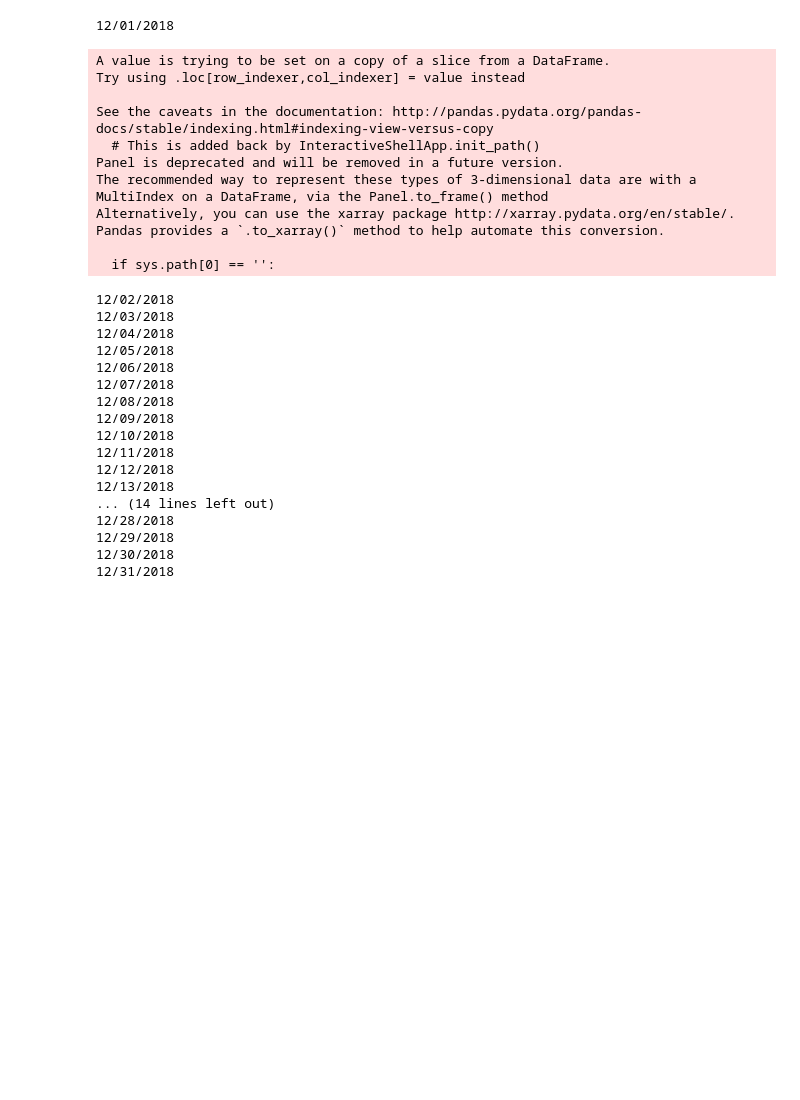
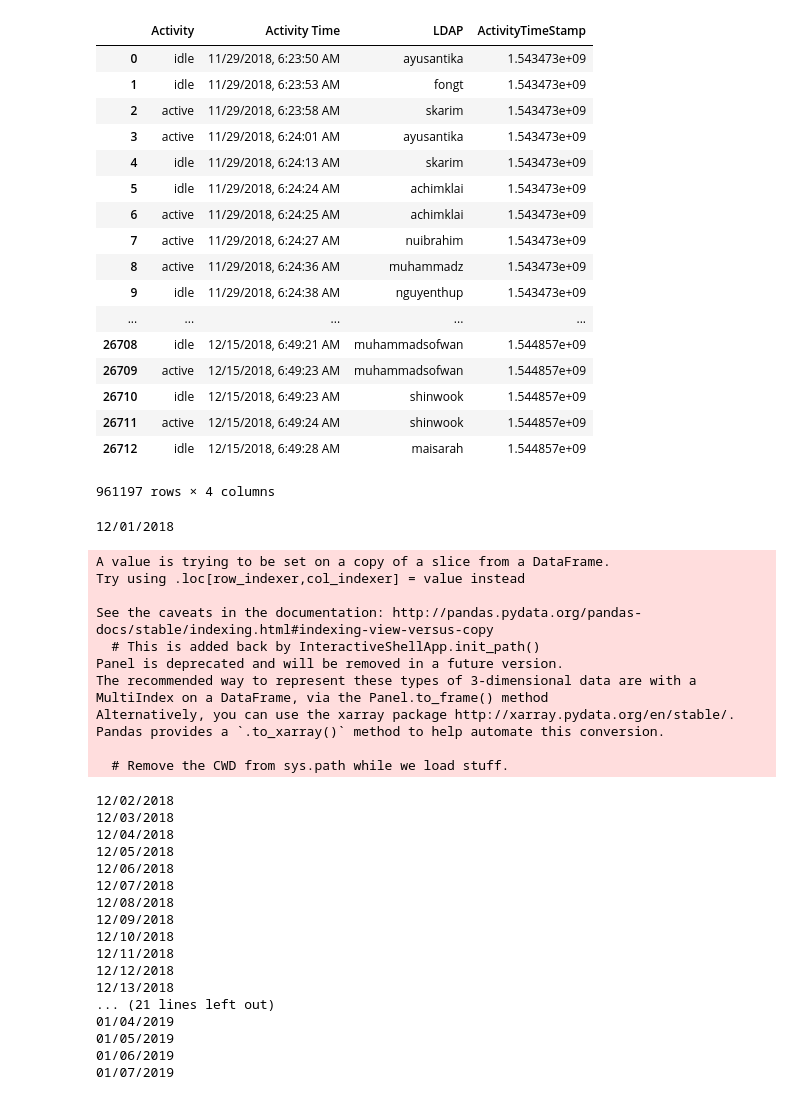
Before and after one commit to alokranjan04/FileSaver.js, a Jupyter notebook: testingWithSheets.ipynb, the cells around one changed output. Drawn from its saved outputs; the diff is of its cells as text; code cells hidden in the pictures; blank space fills up the shorter version.

```diff
--- a/testingWithSheets.ipynb
+++ b/testingWithSheets.ipynb
@@ -33,3 +33,32 @@ from google.colab import auth
 auth.authenticate_user()
 from oauth2client.client import GoogleCredentials
 gc = gspread.authorize(GoogleCredentials.get_application_default())
+# %%
+def convertDateFormat(dateValue) :
+  if(('AM' in repr(dateValue)) | ('PM' in repr(dateValue)) ):
+    if (',' not in repr(dateValue)):
+      dateForamt = time.mktime(datetime.datetime.strptime(dateValue, "%Y/%m/%d %H:%M:%S %p").timetuple())
+    else:
+      try:
+        dateForamt = time.mktime(datetime.datetime.strptime(dateValue, "%m/%d/%Y, %I:%M:%S %p").timetuple())
+      except:
+        dateForamt = time.mktime(datetime.datetime.strptime(dateValue,"%H:%M:%S, %m/%d/%Y %p").timetuple())
+  else:
+    if (',' not in repr(dateValue)):
+      dateForamt = time.mktime(datetime.datetime.strptime(dateValue, "%Y/%m/%d %H:%M:%S").timetuple())
+    else:
+      try:
+        dateForamt = time.mktime(datetime.datetime.strptime(dateValue, "%m/%d/%Y, %I:%M:%S").timetuple())
+      except:
+        try:
+          dateForamt = time.mktime(datetime.datetime.strptime(dateValue, "%d/%m/%Y, %I:%M:%S").timetuple())
+        except:
+          try:
+            dateForamt = time.mktime(datetime.datetime.strptime(dateValue, "%d/%m/%Y, %H:%M:%S").timetuple())
+          except:
+            try:
+              dateForamt = time.mktime(datetime.datetime.strptime(dateValue,"%I:%M:%S, %m/%d/%Y").timetuple())
+            except:
+              dateForamt = time.mktime(datetime.datetime.strptime(dateValue,"%H:%M:%S, %m/%d/%Y").timetuple())
+
+  return dateForamt
@@ -36,4 +71,5 @@ gc = gspread.authorize(GoogleCredentials.get_application_default())
 # %%
+
 sheet1 = gc.open_by_url('https://docs.google.com/spreadsheets/d/1O_RbV63LpZK7KSA6nPfisRJBGX5Rm8Cq_v3gfp3TC5o/edit#gid=0')
 sheet2 = gc.open_by_url('https://docs.google.com/spreadsheets/d/1BqMAqF5U4z5m-qRXD9BspZG5Ro_jh3x2a80KOOup_nU/edit#gid=0')
 sheet3 = gc.open_by_url('https://docs.google.com/spreadsheets/d/1dKh-1js_kMscAyUrML2TVAAZgBI4laugr-HoYr7xCBg/edit#gid=0')
@@ -66,6 +102,7 @@ df5 = data_df5[['Activity','Activity Time','LDAP']]
 df7 = data_df6[['Activity','Activity Time','LDAP']]
 df8 = data_df7[['Activity','Activity Time','LDAP']]
 df6 = df1.append(df2).append(df3).append(df4).append(df5).append(df7).append(df8)
-import time
-import datetime
-df6["ActivityTimeStamp"] =   df6["Activity Time"].apply( lambda x:    (time.mktime(datetime.datetime.strptime(x, "%Y/%m/%d %H:%M:%S").timetuple())  if ',' not in repr(x) else  (time.mktime(datetime.datetime.strptime(x, "%m/%d/%Y, %I:%M:%S %p").timetuple()) if (('AM' in repr(x)) | ('PM' in repr(x)) ) else  time.mktime(datetime.datetime.strptime(x, "%d/%m/%Y, %H:%M:%S").timetuple()))) if  isinstance(x, str) else 0)
+# %%
+import time
+import datetime
+df6["ActivityTimeStamp"] =   df6["Activity Time"].apply(lambda x: (convertDateFormat(x)) if  isinstance(x, str) else 0)
@@ -72,5 +130,25 @@ df6["ActivityTimeStamp"] =   df6["Activity Time"].apply( lambda x:    (time.mkti
 # %%
 df6 = df6.drop_duplicates()
+df6
+# %% [output]
+|  | Activity | Activity Time | LDAP | ActivityTimeStamp |
+| 0 | idle | 11/29/2018, 6:23:50 AM | ayusantika | 1.543473e+09 |
+| 1 | idle | 11/29/2018, 6:23:53 AM | fongt | 1.543473e+09 |
+| 2 | active | 11/29/2018, 6:23:58 AM | skarim | 1.543473e+09 |
+| 3 | active | 11/29/2018, 6:24:01 AM | ayusantika | 1.543473e+09 |
+| 4 | idle | 11/29/2018, 6:24:13 AM | skarim | 1.543473e+09 |
+| 5 | idle | 11/29/2018, 6:24:24 AM | achimklai | 1.543473e+09 |
+| 6 | active | 11/29/2018, 6:24:25 AM | achimklai | 1.543473e+09 |
+| 7 | active | 11/29/2018, 6:24:27 AM | nuibrahim | 1.543473e+09 |
+| 8 | active | 11/29/2018, 6:24:36 AM | muhammadz | 1.543473e+09 |
+| 9 | idle | 11/29/2018, 6:24:38 AM | nguyenthup | 1.543473e+09 |
+| ... | ... | ... | ... | ... |
+| 26708 | idle | 12/15/2018, 6:49:21 AM | muhammadsofwan | 1.544857e+09 |
+| 26709 | active | 12/15/2018, 6:49:23 AM | muhammadsofwan | 1.544857e+09 |
+| 26710 | idle | 12/15/2018, 6:49:23 AM | shinwook | 1.544857e+09 |
+| 26711 | active | 12/15/2018, 6:49:24 AM | shinwook | 1.544857e+09 |
+| 26712 | idle | 12/15/2018, 6:49:28 AM | maisarah | 1.544857e+09 |
+961197 rows × 4 columns
 # %%
 def convertTime(counter):
     if (counter < 60 ):
@@ -129,20 +207,15 @@ def getLdapDetails(date1):
     return pd.DataFrame(listD)
 # %%
 ldapDateSeries = {}
-concatdf = []
 def ldaDetailsIndateRange(dateRange):
   for date in dateRange:
     print(date)
     ldapDateSeries[date] = getData(date)
     panel= pd.Panel(ldapDateSeries)
-  return panel,concatdf
+  return panel
 
-dateRange = pd.date_range('12/1/2018','12/31/2018').strftime('%m/%d/%Y')
-
-dfVal,concatdf = ldaDetailsIndateRange(dateRange)
-
-for date in dateRange:
-  concatdf.append(dfVal[date].dropna())
+dateRange = pd.date_range('12/1/2018','1/7/2019').strftime('%m/%d/%Y')
+dfVal = ldaDetailsIndateRange(dateRange)
 # %% [output]
 12/01/2018
 A value is trying to be set on a copy of a slice from a DataFrame.
@@ -155,7 +228,7 @@ The recommended way to represent these types of 3-dimensional data are with a Mu
 Alternatively, you can use the xarray package http://xarray.pydata.org/en/stable/.
 Pandas provides a `.to_xarray()` method to help automate this conversion.
 
-  if sys.path[0] == '':
+  # Remove the CWD from sys.path while we load stuff.
 12/02/2018
 12/03/2018
 12/04/2018
@@ -168,9 +241,9 @@ Pandas provides a `.to_xarray()` method to help automate this conversion.
 12/11/2018
 12/12/2018
 12/13/2018
-... (14 lines left out)
-12/28/2018
-12/29/2018
-12/30/2018
-12/31/2018
+... (21 lines left out)
+01/04/2019
+01/05/2019
+01/06/2019
+01/07/2019
 # %%
```
Also changed, not shown: parts of 9 cells of this notebook.
